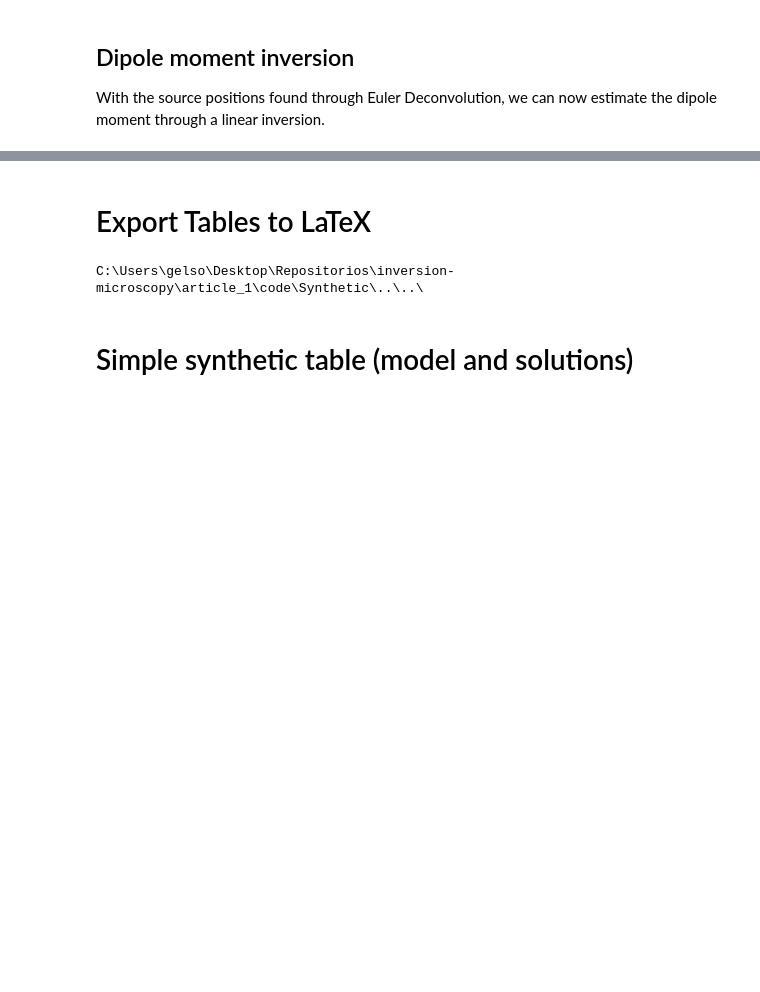
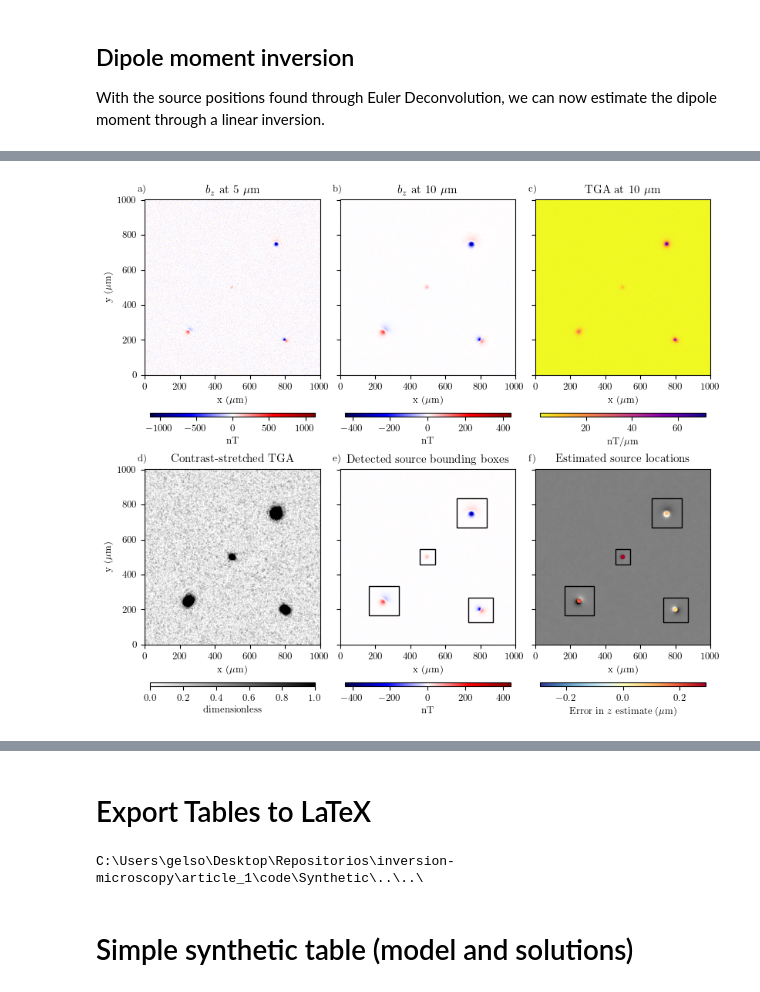
Before and after one commit to compgeolab/micromag-euler-dipole, a Jupyter notebook: code/01-simple-synthetic.ipynb, the cells around one changed output, grey strips where cells are left out. Cells and saved outputs as stored; diff of their text form; code cells hidden in the pictures; blank space fills up the shorter version.

```diff
--- a/code/01-simple-synthetic.ipynb
+++ b/code/01-simple-synthetic.ipynb
@@ -245,7 +253,7 @@ array([0.0910748 , 0.11391497, 0.02472241, 0.59113388])
 # %% [markdown]
 Plot the locations found and the error in z.
 # %%
-fig, ax = plt.subplots(1, 1, figsize=(6, 6), dpi=150)
+fig, ax = plt.subplots(1, 1, figsize=(4, 6), dpi=150)
 cbar_kwargs = dict(orientation="horizontal", aspect=50, pad=0.09)
 
 data_up.bz.plot.pcolormesh(ax=ax, cmap="gray_r", vmin=-100, vmax=100, add_colorbar=False)
@@ -669,0 +402,87 @@ plt.yscale('log')
+# %%
+fig_dir = pathlib.Path("..") / "paper" / "figures"
+mpl_rc = {"text.usetex": True, "font.family": "serif", "font.size": 9}
+# %%
+with plt.rc_context(mpl_rc):
+
+    fig, axes = plt.subplots(2, 3, figsize=(8, 7), sharey="row")
+    axes = axes.ravel()
+    cbar_kwargs = dict(orientation="horizontal", aspect=40, pad=0.15, shrink=0.9)
+
+    ax = axes[0]
+    ax.set_aspect("equal")
+    ax.set_title(f"$b_z$ at {sensor_sample_distance:.0f} $\mu$m")
+    ax.set_xlabel("x ($\mu$m)")
+    ax.set_ylabel("y ($\mu$m)")
+    tmp = data.bz.plot.pcolormesh(ax=ax, cmap="seismic", add_colorbar=False, add_labels=False)
+    fig.colorbar(tmp, label="nT", **cbar_kwargs)
+
+    ax = axes[1]
+    ax.set_aspect("equal")
+    ax.set_title(f"$b_z$ at {sensor_sample_distance + height_difference:.0f} $\mu$m")
+    ax.set_xlabel("x ($\mu$m)")
+    tmp = data_up.bz.plot.pcolormesh(ax=ax, cmap="seismic", add_colorbar=False, add_labels=False)
+    fig.colorbar(tmp, label="nT", **cbar_kwargs)
+
+    ax = axes[2]
+    ax.set_aspect("equal")
+    ax.set_title(f"TGA at {sensor_sample_distance + height_difference:.0f} $\mu$m")
+    ax.set_xlabel("x ($\mu$m)")
+    tmp = data_up.tga.plot.pcolormesh(ax=ax, cmap="plasma_r", add_colorbar=False, add_labels=False)
+    fig.colorbar(tmp, label="nT/$\mu$m", **cbar_kwargs)
+
+    ax = axes[3]
+    ax.set_aspect("equal")
+    ax.set_title(f"Contrast-stretched TGA")
+    ax.set_xlabel("x ($\mu$m)")
+    ax.set_ylabel("y ($\mu$m)")
+    tmp = data_up.tga_stretched.plot.pcolormesh(ax=ax, cmap="gray_r", add_colorbar=False, add_labels=False)
+    fig.colorbar(tmp, label="dimensionless", **cbar_kwargs)
+
+    ax = axes[4]
+    ax.set_aspect("equal")
+    ax.set_title(f"Detected source bounding boxes")
+    ax.set_xlabel("x ($\mu$m)")
+    tmp = data_up.bz.plot.pcolormesh(ax=ax, cmap="seismic", add_colorbar=False, add_labels=False)
+    fig.colorbar(tmp, label="nT", **cbar_kwargs)
+    for window in windows:
+        rect = matplotlib.patches.Rectangle(
+            xy=[window[0], window[2]],
+            width=window[1] - window[0],
+            height=window[3] - window[2],
+            edgecolor="k",
+            fill=False,
+            linewidth=1,
+        )
+        ax.add_patch(rect)
+
+    ax = axes[5]
+    ax.set_aspect("equal")
+    ax.set_title(f"Estimated source locations")
+    ax.set_xlabel("x ($\mu$m)")
+    scale = 100
+    tmp = data_up.bz.plot.pcolormesh(ax=ax, cmap="gray_r", vmin=-scale, vmax=scale, add_colorbar=False, add_labels=False)
+    for window in windows:
+        rect = matplotlib.patches.Rectangle(
+            xy=[window[0], window[2]],
+            width=window[1] - window[0],
+            height=window[3] - window[2],
+            edgecolor="k",
+            fill=False,
+            linewidth=1,
+        )
+        ax.add_patch(rect)
+    scale = vd.maxabs(z_difference)
+    tmp = ax.scatter(*positions[:2], c=z_difference, s=10, cmap="RdYlBu_r", vmin=-scale, vmax=scale)
+    fig.colorbar(tmp, label="Error in $z$ estimate ($\mu$m)", **cbar_kwargs)
+
+    for ax, letter in zip(axes, "a b c d e f".split()):
+        ax.text(-0.04, 1.045, f"{letter})", transform=ax.transAxes)
+
+    plt.tight_layout(pad=0, h_pad=0, w_pad=0.5)
+
+    fig.savefig(fig_dir / "simple-synthetic-data.png", dpi=300, facecolor='w', bbox_inches='tight')
+
+    plt.show()
+# %% [output]
+[figure, added]
```
Also changed, not shown: parts of 34 cells of this notebook, 1 other file.
